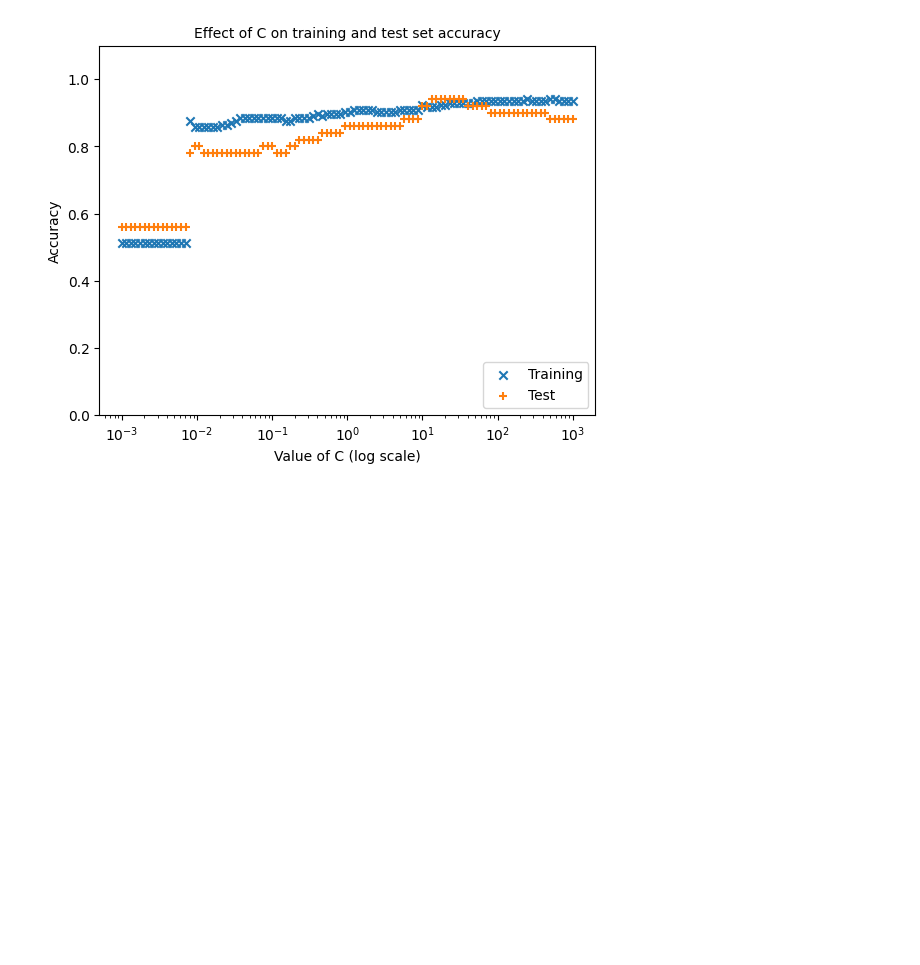
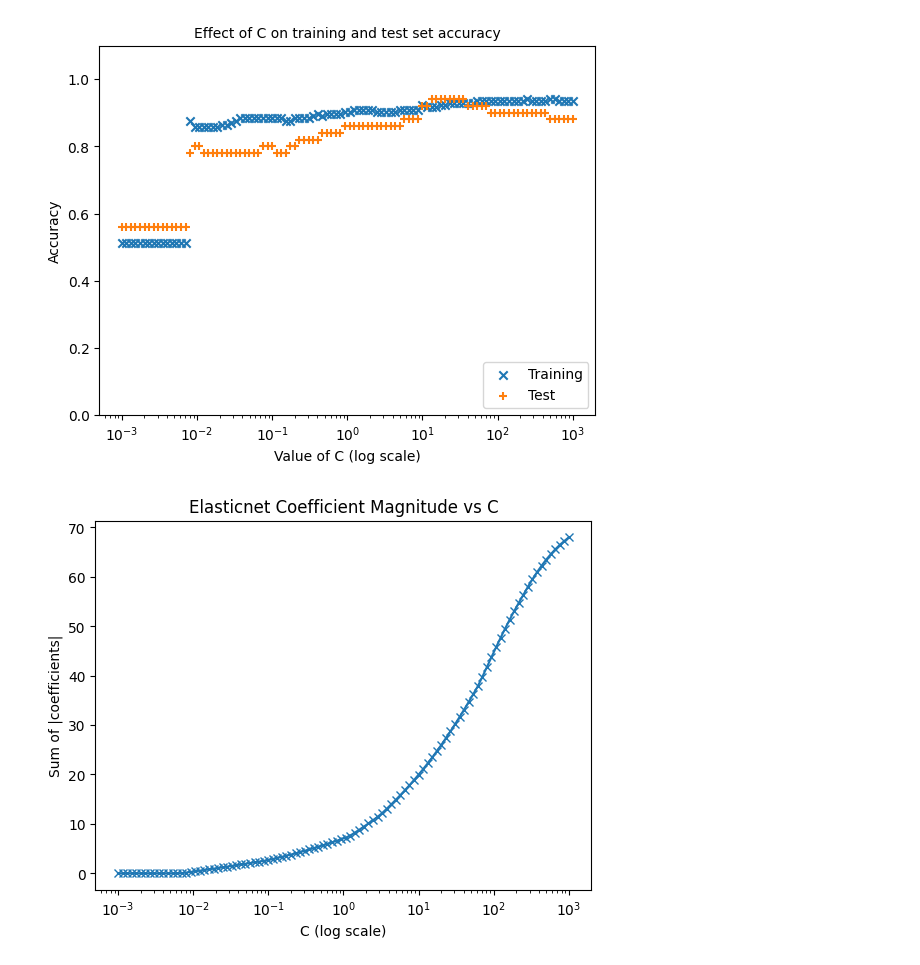
Before and after one commit to jakeogrady/machine_learning_assignments, a Jupyter notebook: logistic_regression.ipynb, the cells around one changed output. Drawn from its saved outputs; the diff is of its cells as text; code cells hidden in the pictures; blank space fills up the shorter version.

Commit message:
feat(logistic_regression.ipynb): Add new plots; which graph coefficient sparsity and magnitude vs C values

```diff
--- a/logistic_regression.ipynb
+++ b/logistic_regression.ipynb
@@ -227,3 +227,13 @@ plt.title("Effect of C on training and test set accuracy on ElasticNet", fontsiz
 plt.show()
 # %% [output]
 [figure]
+# %%
+coef_norms_elasticnet = [np.sum(np.abs(el["coefficients"])) for el in elasticnet]
+plt.plot(c_values, coef_norms_elasticnet, marker="x")
+plt.xscale("log")
+plt.xlabel("C (log scale)")
+plt.ylabel("Sum of |coefficients|")
+plt.title("Elasticnet Coefficient Magnitude vs C")
+plt.show()
+# %% [output]
+[figure, added]
```
Also changed, not shown: parts of 4 cells of this notebook.
